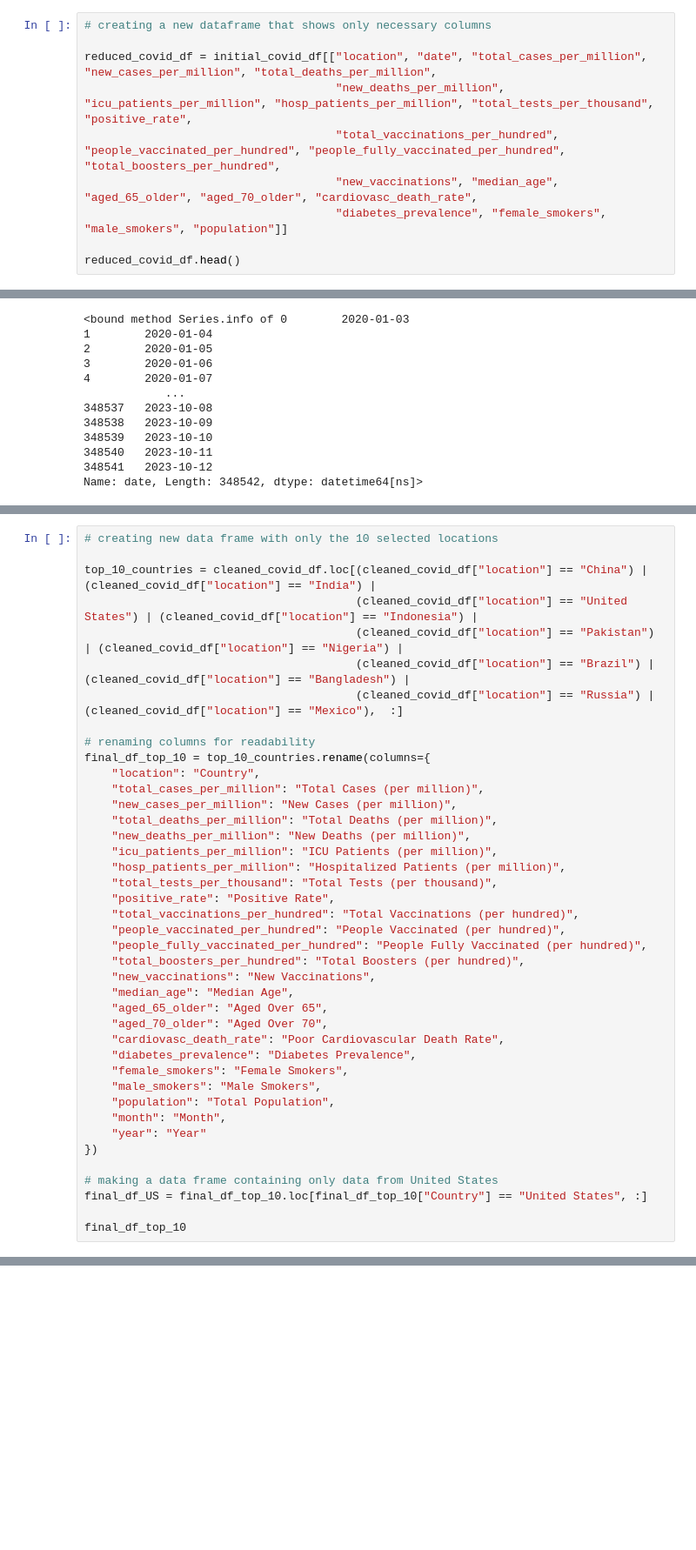
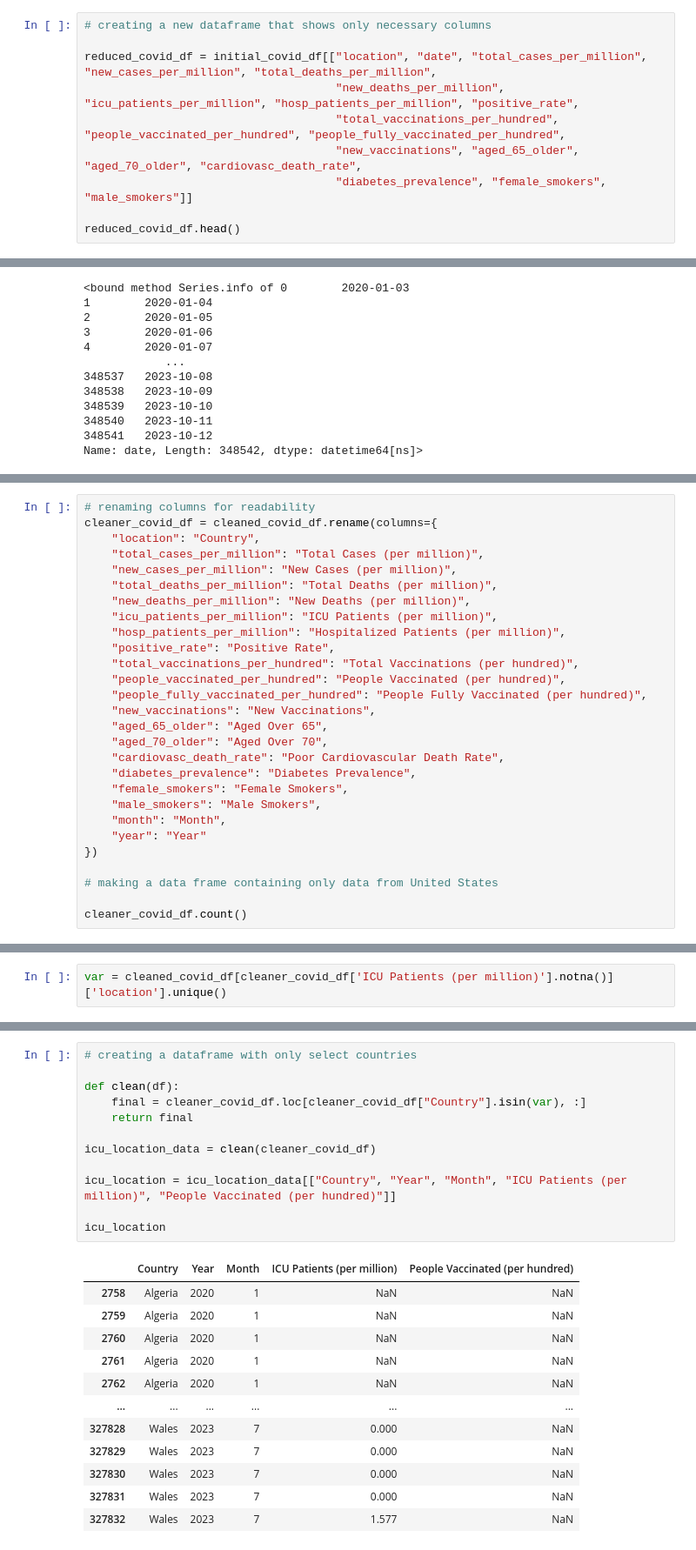
Before and after one commit to ss0ryan0/project1_group7, a Jupyter notebook: Code/project1_group7.ipynb, the cells around one changed output, grey strips where cells are left out. Shown at 87% size. Cells and saved outputs as stored; diff of their text form; blank space fills up the shorter version.

```diff
--- a/Code/project1_group7.ipynb
+++ b/Code/project1_group7.ipynb
@@ -44,10 +45,10 @@ Index(['iso_code', 'continent', 'location', 'date', 'total_cases', 'new_cases',
 # creating a new dataframe that shows only necessary columns
 
 reduced_covid_df = initial_covid_df[["location", "date", "total_cases_per_million", "new_cases_per_million", "total_deaths_per_million",
-                                     "new_deaths_per_million", "icu_patients_per_million", "hosp_patients_per_million", "total_tests_per_thousand", "positive_rate",
-                                     "total_vaccinations_per_hundred", "people_vaccinated_per_hundred", "people_fully_vaccinated_per_hundred", "total_boosters_per_hundred",
-                                     "new_vaccinations", "median_age", "aged_65_older", "aged_70_older", "cardiovasc_death_rate",
-                                     "diabetes_prevalence", "female_smokers", "male_smokers", "population"]]
+                                     "new_deaths_per_million", "icu_patients_per_million", "hosp_patients_per_million", "positive_rate",
+                                     "total_vaccinations_per_hundred", "people_vaccinated_per_hundred", "people_fully_vaccinated_per_hundred",
+                                     "new_vaccinations", "aged_65_older", "aged_70_older", "cardiovasc_death_rate",
+                                     "diabetes_prevalence", "female_smokers", "male_smokers"]]
 
 reduced_covid_df.head()
 # %% [output]
@@ -156,14 +136,6 @@ group_pop_vs_loc.mean().sort_values("population", ascending = False).head(10)
 # %%
-# creating new data frame with only the 10 selected locations
-
-top_10_countries = cleaned_covid_df.loc[(cleaned_covid_df["location"] == "China") | (cleaned_covid_df["location"] == "India") |
-                                        (cleaned_covid_df["location"] == "United States") | (cleaned_covid_df["location"] == "Indonesia") |
-                                        (cleaned_covid_df["location"] == "Pakistan") | (cleaned_covid_df["location"] == "Nigeria") |
-                                        (cleaned_covid_df["location"] == "Brazil") | (cleaned_covid_df["location"] == "Bangladesh") |
-                                        (cleaned_covid_df["location"] == "Russia") | (cleaned_covid_df["location"] == "Mexico"),  :]
-
 # renaming columns for readability
-final_df_top_10 = top_10_countries.rename(columns={
+cleaner_covid_df = cleaned_covid_df.rename(columns={
     "location": "Country",
     "total_cases_per_million": "Total Cases (per million)",
     "new_cases_per_million": "New Cases (per million)",
@@ -171,27 +143,22 @@ final_df_top_10 = top_10_countries.rename(columns={
     "new_deaths_per_million": "New Deaths (per million)",
     "icu_patients_per_million": "ICU Patients (per million)",
     "hosp_patients_per_million": "Hospitalized Patients (per million)",
-    "total_tests_per_thousand": "Total Tests (per thousand)",
     "positive_rate": "Positive Rate",
     "total_vaccinations_per_hundred": "Total Vaccinations (per hundred)",
     "people_vaccinated_per_hundred": "People Vaccinated (per hundred)",
     "people_fully_vaccinated_per_hundred": "People Fully Vaccinated (per hundred)",
-    "total_boosters_per_hundred": "Total Boosters (per hundred)",
     "new_vaccinations": "New Vaccinations",
-    "median_age": "Median Age",
     "aged_65_older": "Aged Over 65",
     "aged_70_older": "Aged Over 70",
     "cardiovasc_death_rate": "Poor Cardiovascular Death Rate",
     "diabetes_prevalence": "Diabetes Prevalence",
     "female_smokers": "Female Smokers",
     "male_smokers": "Male Smokers",
-    "population": "Total Population",
     "month": "Month",
     "year": "Year"
 })
 
 # making a data frame containing only data from United States
-final_df_US = final_df_top_10.loc[final_df_top_10["Country"] == "United States", :]
 
-final_df_top_10
+cleaner_covid_df.count()
 # %% [output]
@@ -291,0 +182,2 @@ hosp_df.groupby("location").sum().sort_values("population", ascending=False).hea
+# %%
+var = cleaned_covid_df[cleaner_covid_df['ICU Patients (per million)'].notna()]['location'].unique()
@@ -291,0 +194,25 @@ hosp_df.groupby("location").sum().sort_values("population", ascending=False).hea
+# %%
+# creating a dataframe with only select countries
+
+def clean(df):
+    final = cleaner_covid_df.loc[cleaner_covid_df["Country"].isin(var), :]
+    return final
+
+icu_location_data = clean(cleaner_covid_df)
+
+icu_location = icu_location_data[["Country", "Year", "Month", "ICU Patients (per million)", "People Vaccinated (per hundred)"]]
+
+icu_location
+# %% [output]
+|  | Country | Year | Month | ICU Patients (per million) | People Vaccinated (per hundred) |
+| 2758 | Algeria | 2020 | 1 | NaN | NaN |
+| 2759 | Algeria | 2020 | 1 | NaN | NaN |
+| 2760 | Algeria | 2020 | 1 | NaN | NaN |
+| 2761 | Algeria | 2020 | 1 | NaN | NaN |
+| 2762 | Algeria | 2020 | 1 | NaN | NaN |
+| ... | ... | ... | ... | ... | ... |
+| 327828 | Wales | 2023 | 7 | 0.000 | NaN |
+| 327829 | Wales | 2023 | 7 | 0.000 | NaN |
+| 327830 | Wales | 2023 | 7 | 0.000 | NaN |
+| 327831 | Wales | 2023 | 7 | 0.000 | NaN |
+| 327832 | Wales | 2023 | 7 | 1.577 | NaN |
```
Also changed, not shown: parts of 12 cells of this notebook.
